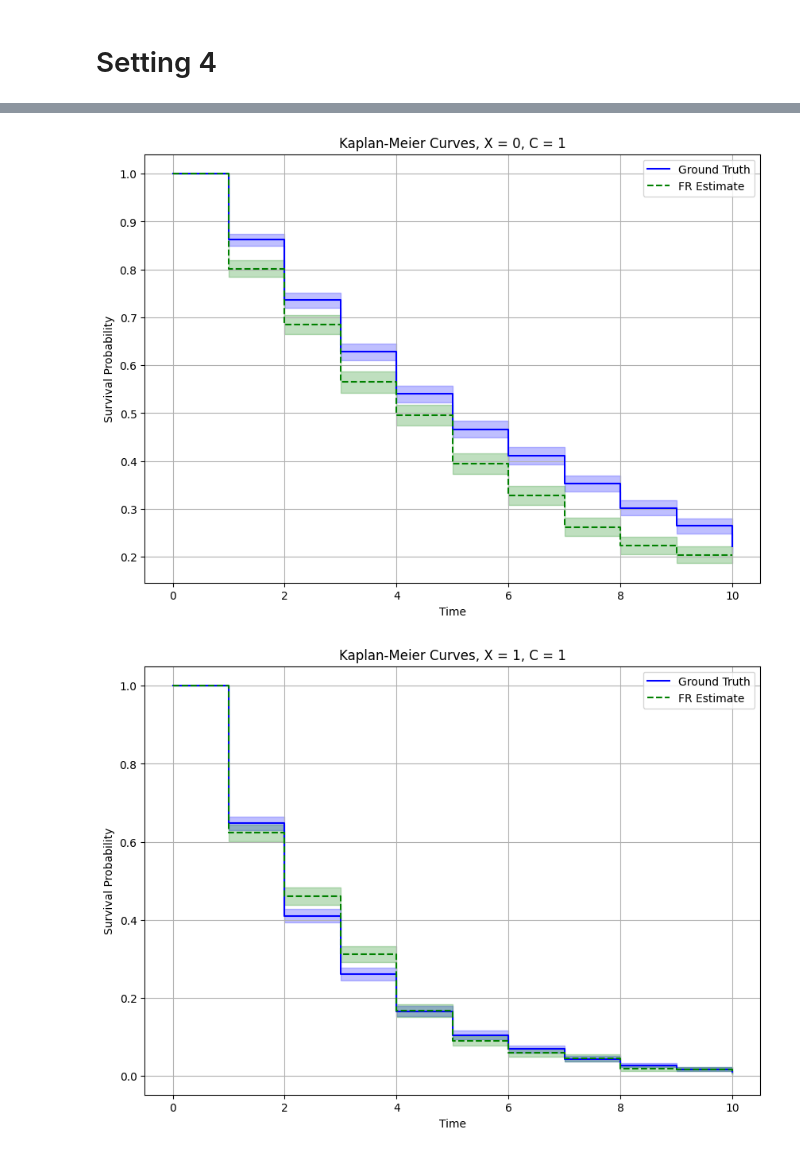
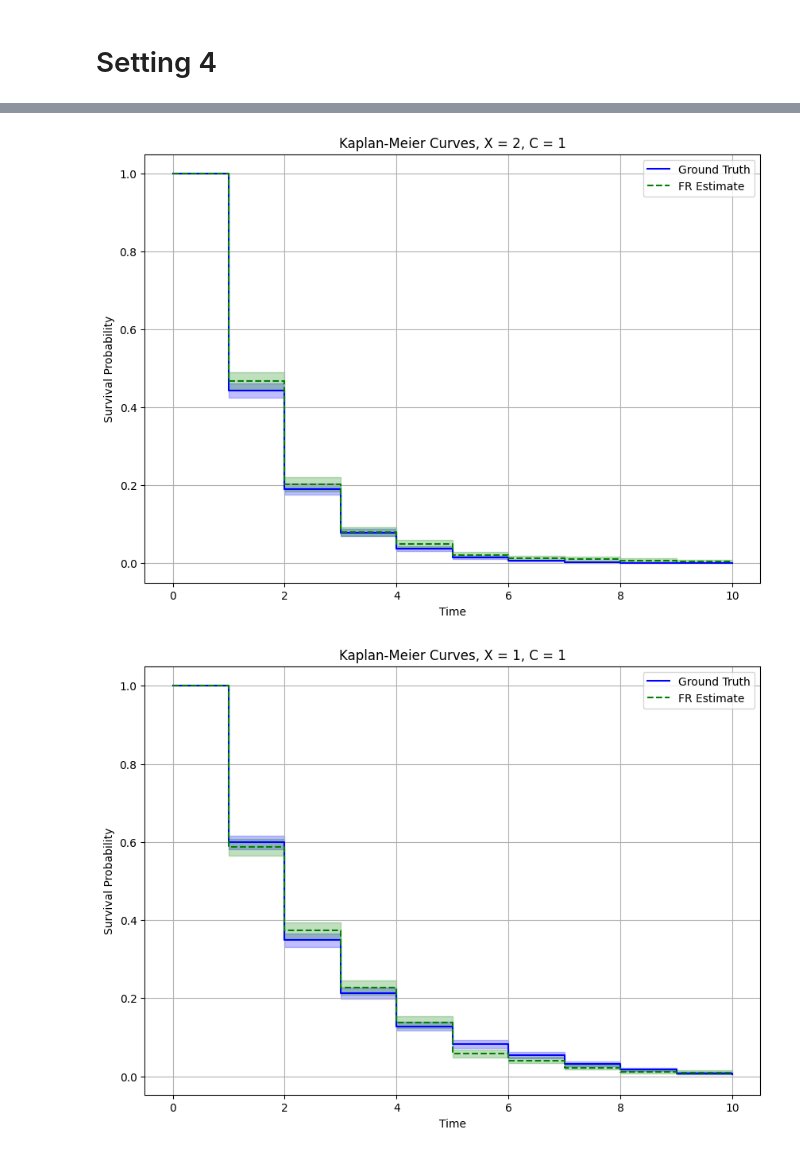
Before and after one commit to xwshen51/frengression, a Jupyter notebook: simulation_survivl.ipynb, the cells around one changed output, grey strips where cells are left out. Saved outputs shown, nothing was run; the diff lists cells and outputs as text; code cells hidden in the pictures.

Commit message:
update survivl continuous treatment result

```diff
--- a/simulation_survivl.ipynb
+++ b/simulation_survivl.ipynb
@@ -869,13 +869,13 @@ plt.show()
 # %% [markdown]
 # Setting 4
 # %%
-s,x,z,y = generate_data_survivl(n=5000,T=10, random_seed=2025, C_coeff=0.1, setting=3)
+s,x,z,y = generate_data_survivl(n=5000,T=10, random_seed=2025, C_coeff=0.1, setting=4)
 s_tr = torch.tensor(s, dtype=torch.int32)
-x_tr = torch.tensor(x, dtype=torch.int32)
+x_tr = torch.tensor(x, dtype=torch.float32)
 y_tr = torch.tensor(y, dtype=torch.int32)
 z_tr = torch.nan_to_num(torch.tensor(z, dtype=torch.float32))
 
 model = FrengressionSurv(x_dim=1, y_dim=1, z_dim=1, T=10, s_dim = 1, noise_dim=1, num_layer=3, hidden_dim=100,
-                        device=device, x_binary = True, s_in_predict=True, y_binary=True)
-model.train_y(s=s_tr,x=x_tr,z=z_tr,y=y_tr,num_iters=2000, lr=1e-4, print_every_iter=500)
+                        device=device, x_binary = False, s_in_predict=True, y_binary=True)
+model.train_y(s=s_tr,x=x_tr,z=z_tr,y=y_tr,num_iters=4000, lr=1e-4, print_every_iter=200)
 # %% [output]
@@ -885,0 +893,2 @@ Epoch 1500: loss 2.9811,        loss_y 0.8014, 1.4927, 1.3826,  loss_eta 2.1797,
+# %%
+model.train_y(s=s_tr,x=x_tr,z=z_tr,y=y_tr,num_iters=1000, lr=1e-4, print_every_iter=200)
@@ -889,15 +905,15 @@ Epoch 1500: loss 2.9811,        loss_y 0.8014, 1.4927, 1.3826,  loss_eta 2.1797,
 C=1
 
 y_x1 = missing_impute(model.sample_causal_margin(s=torch.tensor([[C]],dtype=torch.int32),
-                                            x = torch.tensor([[1]*10],dtype=torch.int32),sample_size=2000))
+                                            x = torch.tensor([[1]*10],dtype=torch.float32),sample_size=2000))
 df_x1 = long_to_surv(y_x1)
 y_x0 = missing_impute(model.sample_causal_margin(s=torch.tensor([[C]],dtype=torch.int32),
-                                            x = torch.tensor([[0]*10],dtype=torch.int32),sample_size=2000))
+                                            x = torch.tensor([[2]*10],dtype=torch.float32),sample_size=2000))
 df_x0 = long_to_surv(y_x0)
 
 
-mu_x0 = 0.05+0.1*C  # mean parameter
-mu_x1 = 0.35+0.1*C
+mu_x0 = 0.7+0.1*C  # mean parameter
+mu_x1 = 0.4+0.1*C
 phi=1
 
 n_samples = 3000
@@ -953,29 +969,29 @@ df_binary_x1 = long_to_surv(binary_data)
 # %%
 # Initialize KM Fitters
 kmf_true = KaplanMeierFitter()
 kmf_fr = KaplanMeierFitter()
 
 # Fit the models
 kmf_true.fit(durations=df_binary_x0['time'], event_observed=df_binary_x0['event'], label='Ground Truth')
 kmf_fr.fit(durations=df_x0['time'], event_observed=df_x0['event'], label='FR Estimate')
 
 # Plot the KM curves
 plt.figure(figsize=(10, 7))
 ax = plt.subplot(111)
 
 kmf_true.plot_survival_function(ax=ax, ci_show=True, color='blue', linestyle='-')
 kmf_fr.plot_survival_function(ax=ax, ci_show=True, color='green', linestyle='--')
 
-plt.title('Kaplan-Meier Curves, X = 0, C = 1')
+plt.title('Kaplan-Meier Curves, X = 2, C = 1')
 plt.xlabel('Time')
 plt.ylabel('Survival Probability')
 plt.grid(True)
 plt.legend()
 
 
 plt.show()
 # %% [output]
-[figure, old version]
+[figure, new version]
 # %%
 # Initialize KM Fitters
 kmf_true = KaplanMeierFitter()
@@ -1001,4 +1017,4 @@ plt.legend()
 
 plt.show()
 # %% [output]
-[figure, old version]
+[figure, new version]
```
Also changed, not shown: parts of 2 cells of this notebook, 1 other file.
